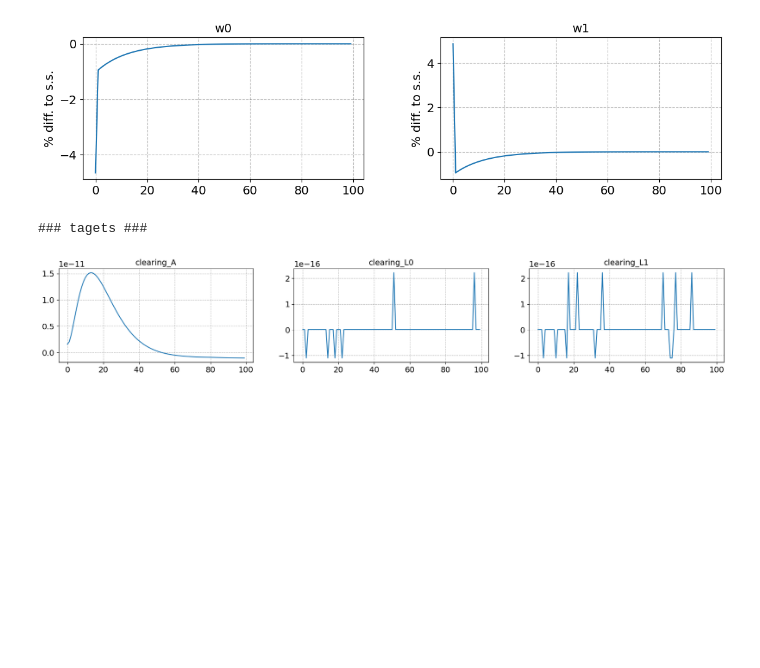
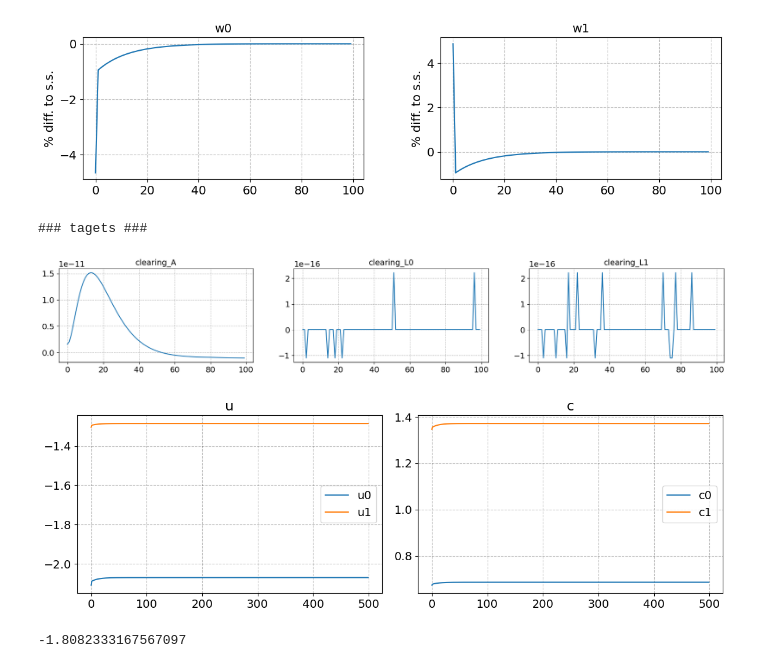
Before and after one commit to JohanOelgaard/AdvMacroHetAgent, a Jupyter notebook: Assignment I/HANCAssignment.ipynb, the cells around one changed output. Cells and saved outputs as stored; diff of their text form; code cells hidden in the pictures; blank space fills up the shorter version.

```diff
--- a/Assignment I/HANCAssignment.ipynb
+++ b/Assignment I/HANCAssignment.ipynb
@@ -332,5 +332,5 @@ model.show_IRFs(paths,ncols=3,T_max=100)
 ini = vars(model.ss)
 
 #coping the model
-new_model = model.copy()
+modelII = model.copy()
 # %%
@@ -443,0 +453,29 @@ new_model.show_IRFs(paths,ncols=3,T_max=100)
+# %%
+fig, axs = plt.subplots(1, 2, figsize=(12, 4),dpi=100)
+
+# Plot u
+axs[0].plot(modelII.path.u0, label='u0')
+axs[0].plot(modelII.path.u1, label='u1')
+axs[0].set_title('u')
+axs[0].legend()
+
+# Plot c
+axs[1].plot(modelII.path.c0, label='c0')
+axs[1].plot(modelII.path.c1, label='c1')
+axs[1].set_title('c')
+axs[1].legend()
+
+plt.tight_layout()
+plt.show()
+# %% [output]
+[figure, added]
+# %%
+modelII.ss.u0 = np.zeros(par.T)
+modelII.ss.u1 = np.zeros(par.T)
+
+for
+
+
+modelII.ss.u
+# %% [output]
+-1.8082333167567097
```
Also changed, not shown: parts of 15 cells of this notebook, 2 other files.
